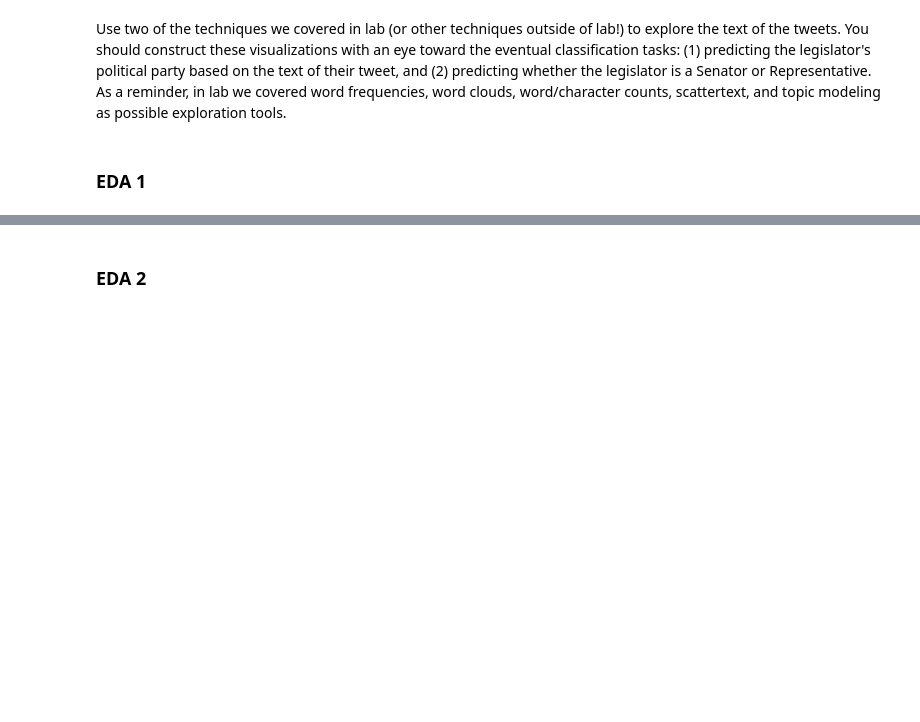
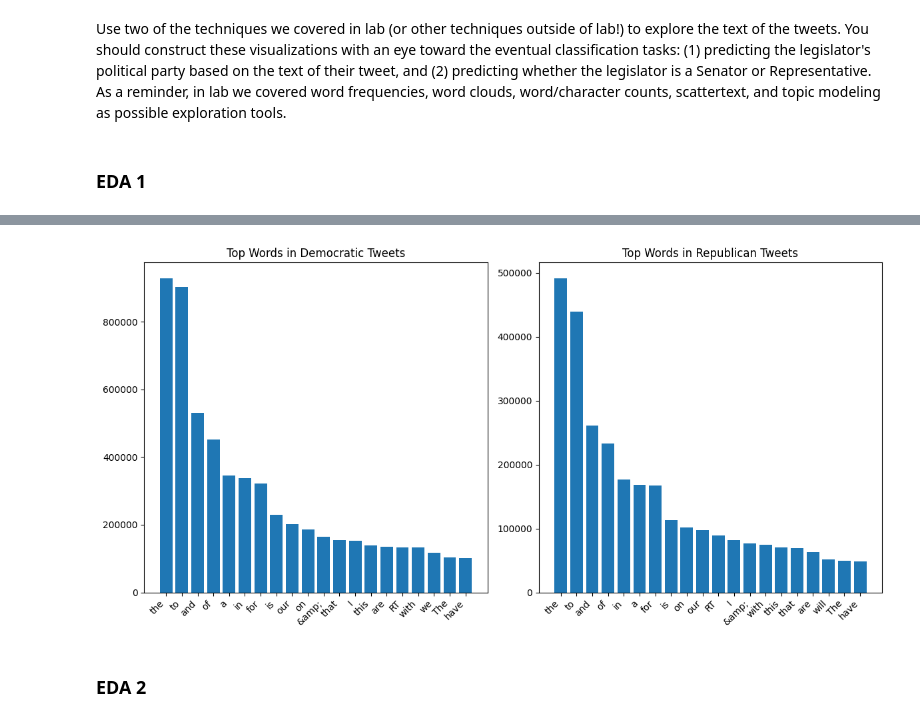
Before and after one commit to lcjoni712/Computational-Social-Science-Projects, a Jupyter notebook: Project 5 Student Part II.ipynb, the cells around one changed output, grey strips where cells are left out. Cells and saved outputs as stored; diff of their text form; code cells hidden in the pictures; blank space fills up the shorter version.

```diff
--- a/Project 5 Student Part II.ipynb
+++ b/Project 5 Student Part II.ipynb
@@ -57,11 +91,9 @@ uploaded = files.upload()
 # %%
 import pandas as pd
 
-csv_path = os.path.join(extract_to, 'data/116th Congressional Tweets and Demographics.csv')
-congress_tweets = pd.read_csv(csv_path)
+df = pd.read_csv('/content/116th Congressional Tweets and Demographics.csv')
 
-# Display the first few rows
-print(congress_tweets.head())
+print(df.head())
 # %% [output]
        tweet_id screen_name                   datetime  \
 0  1.081010e+18    RepByrne  2019-01-03T21:23:00-05:00
@@ -240,2 +362,31 @@ Use two of the techniques we covered in lab (or other techniques outside of lab!
+# %%
+# 1. Word frequencies by party
+from collections import Counter
+import matplotlib.pyplot as plt
+
+# Get all words from Democratic and Republican tweets
+dem_words = ' '.join(df[df['party'] == 'Democrat']['text']).split()
+rep_words = ' '.join(df[df['party'] == 'Republican']['text']).split()
+
+
+# Count frequencies
+dem_word_counts = Counter(dem_words).most_common(20)
+rep_word_counts = Counter(rep_words).most_common(20)
+
+# Create and display bar charts
+plt.figure(figsize=(12, 6))
+plt.subplot(1, 2, 1)
+plt.bar([x[0] for x in dem_word_counts], [x[1] for x in dem_word_counts])
+plt.title('Top Words in Democratic Tweets')
+plt.xticks(rotation=45, ha='right')
+
+plt.subplot(1, 2, 2)
+plt.bar([x[0] for x in rep_word_counts], [x[1] for x in rep_word_counts])
+plt.title('Top Words in Republican Tweets')
+plt.xticks(rotation=45, ha='right')
+plt.tight_layout()
+plt.show()
+# %% [output]
+[figure, added]
 # %% [markdown]
 ### EDA 2
```
Also changed, not shown: parts of 15 cells of this notebook.
